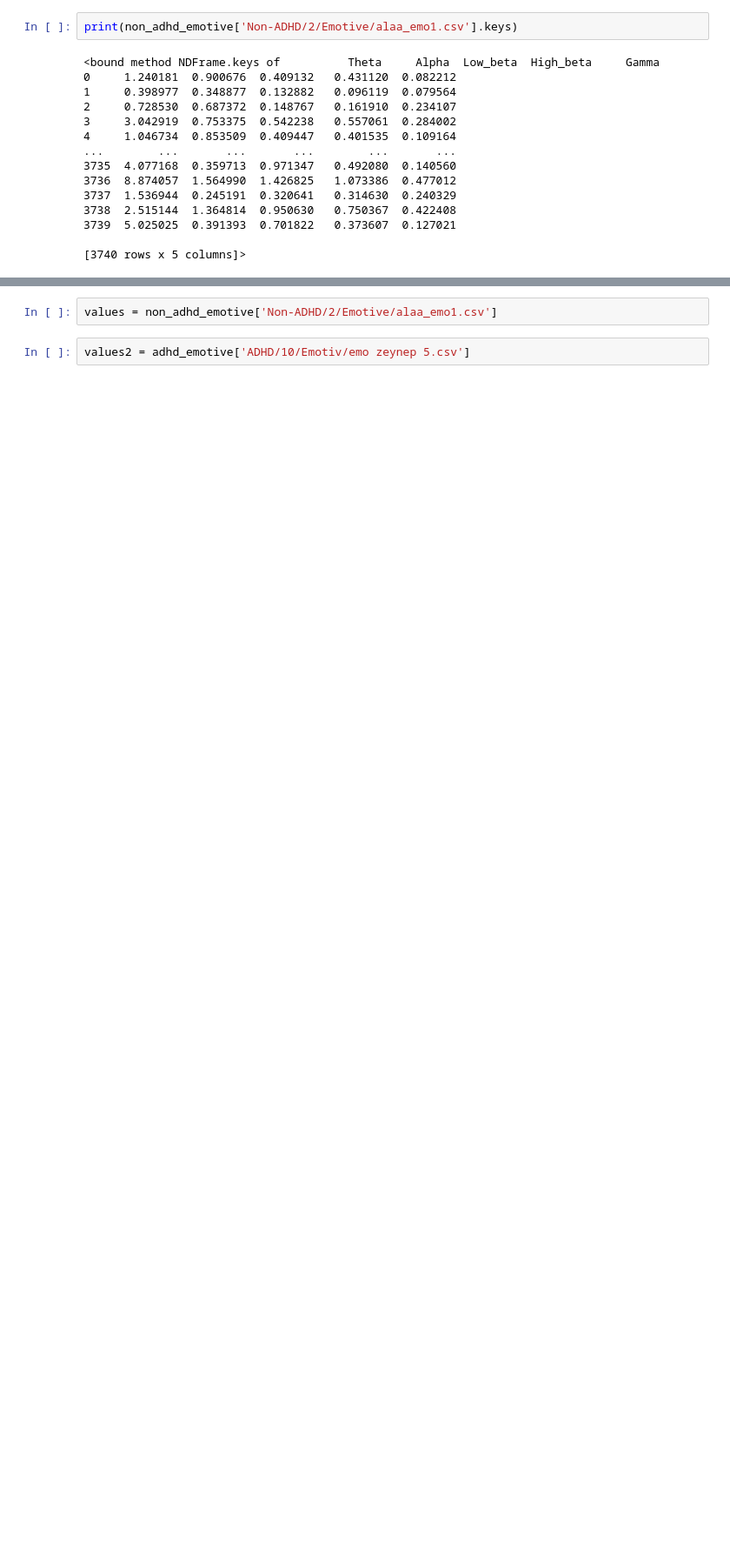
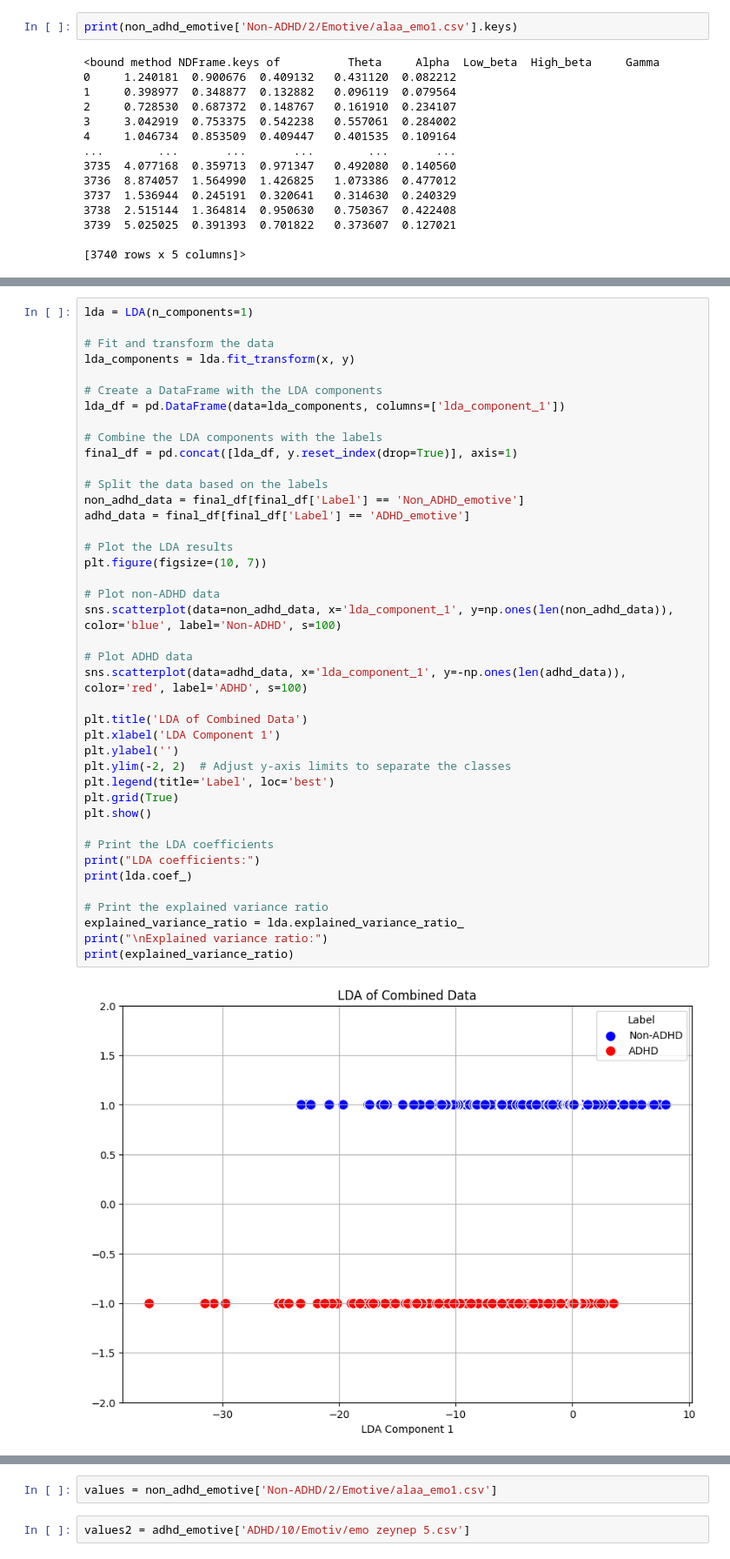
Before and after one commit to franitaa/ADHD-EEG-Game, a Jupyter notebook: ADHD_EEG_Game.ipynb, the cells around one changed output, grey strips where cells are left out. Shown at 87% size. Saved outputs shown, nothing was run; the diff lists cells and outputs as text; blank space fills up the shorter version.

```diff
--- a/ADHD_EEG_Game.ipynb
+++ b/ADHD_EEG_Game.ipynb
@@ -189,0 +218,43 @@ Explained variance ratio:
+# %%
+lda = LDA(n_components=1)
+
+# Fit and transform the data
+lda_components = lda.fit_transform(x, y)
+
+# Create a DataFrame with the LDA components
+lda_df = pd.DataFrame(data=lda_components, columns=['lda_component_1'])
+
+# Combine the LDA components with the labels
+final_df = pd.concat([lda_df, y.reset_index(drop=True)], axis=1)
+
+# Split the data based on the labels
+non_adhd_data = final_df[final_df['Label'] == 'Non_ADHD_emotive']
+adhd_data = final_df[final_df['Label'] == 'ADHD_emotive']
+
+# Plot the LDA results
+plt.figure(figsize=(10, 7))
+
+# Plot non-ADHD data
+sns.scatterplot(data=non_adhd_data, x='lda_component_1', y=np.ones(len(non_adhd_data)), color='blue', label='Non-ADHD', s=100)
+
+# Plot ADHD data
+sns.scatterplot(data=adhd_data, x='lda_component_1', y=-np.ones(len(adhd_data)), color='red', label='ADHD', s=100)
+
+plt.title('LDA of Combined Data')
+plt.xlabel('LDA Component 1')
+plt.ylabel('')
+plt.ylim(-2, 2)  # Adjust y-axis limits to separate the classes
+plt.legend(title='Label', loc='best')
+plt.grid(True)
+plt.show()
+
+# Print the LDA coefficients
+print("LDA coefficients:")
+print(lda.coef_)
+
+# Print the explained variance ratio
+explained_variance_ratio = lda.explained_variance_ratio_
+print("\nExplained variance ratio:")
+print(explained_variance_ratio)
+# %% [output]
+[figure, added]
```
Also changed, not shown: parts of 25 cells of this notebook.
